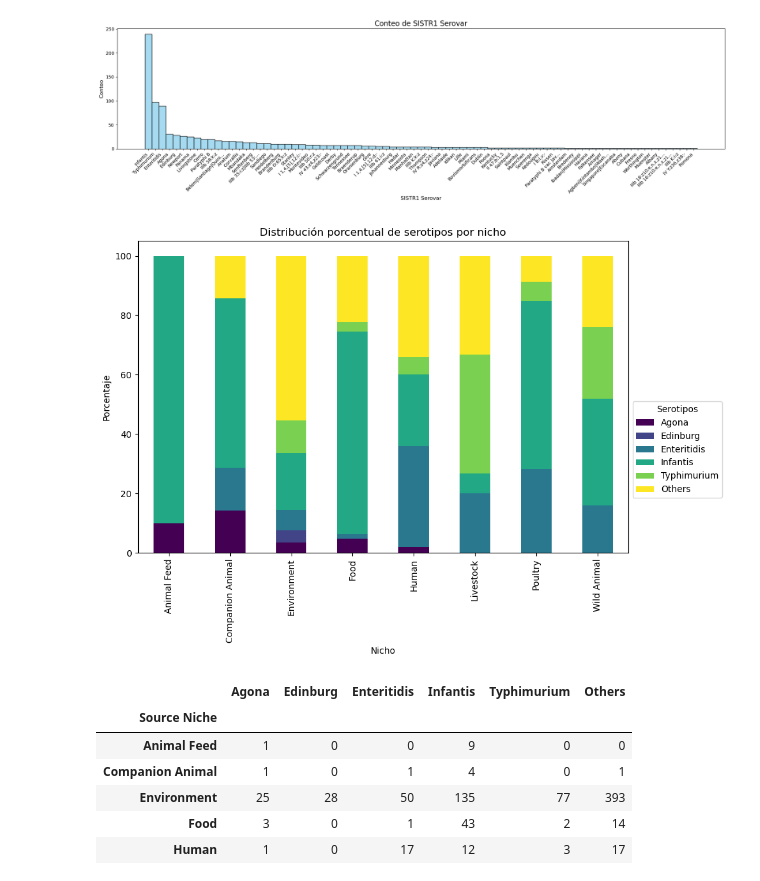
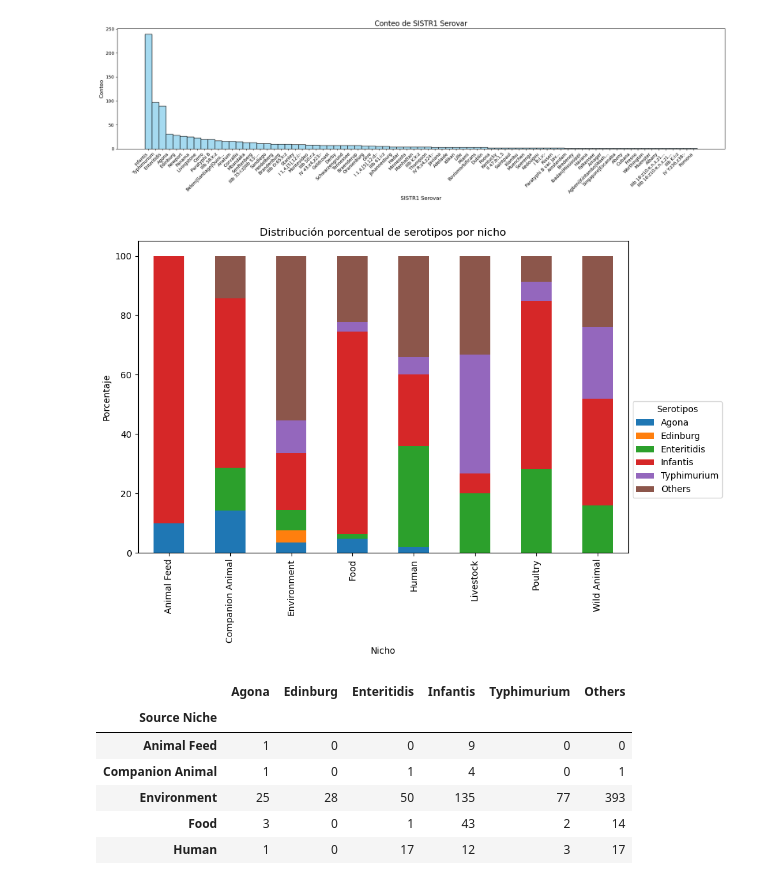
Before and after one commit to vicevalds/BIO295, a Jupyter notebook: main.ipynb, the cells around one changed output. Drawn from its saved outputs; the diff is of its cells as text; code cells hidden in the pictures.

```diff
--- a/main.ipynb
+++ b/main.ipynb
@@ -105,33 +105,33 @@ plt.show()
 # %%
 """
 Los serotipos mas frecuentes por fuente de aislamiento
 """
 frequent_serovars = ['Infantis', 'Typhimurium', 'Enteritidis', 'Agona', 'Edinburg']
 frequent_serovars_by_niche = df[df['SISTR1 Serovar'].isin(frequent_serovars)]
 frequent_serovars_count = frequent_serovars_by_niche.groupby(['Source Niche', 'SISTR1 Serovar']).size().unstack(fill_value=0)
 # Columna de menos frecuentes
 not_important_serovars_count = df[~df['SISTR1 Serovar'].isin(frequent_serovars)]
 source_niche_counts = not_important_serovars_count['Source Niche'].value_counts().reset_index()
 source_niche_counts.columns = ['Source Niche', 'Others']
 source_niche_counts = source_niche_counts.set_index('Source Niche')
 # df de ambos conteos
 total_counts = pd.merge(frequent_serovars_count, source_niche_counts, on='Source Niche', how='left')
 total_counts['Others'] = total_counts['Others'].fillna(0)
 total_counts['Others'] = total_counts['Others'].astype(int)
 # Plot
 df_percent = total_counts.div(total_counts.sum(axis=1), axis=0) * 100
-df_percent.plot(kind='bar', stacked=True, figsize=(10, 7), colormap='viridis')
+df_percent.plot(kind='bar', stacked=True, figsize=(10, 7))
 plt.legend(title='Serotipos', bbox_to_anchor=(1.0, 0.5))
 plt.xlabel('Nicho')
 plt.ylabel('Porcentaje')
 plt.title('Distribución porcentual de serotipos por nicho')
 
 plt.tight_layout()
 save = os.path.join("img", "stackedplot_serotipos_por_nicho.png")
 plt.savefig(save, format='png')
 plt.show()
 # %% [output]
-[figure, old version]
+[figure, new version]
 # %%
 total_counts
 # %% [output]
```
Also changed, not shown: parts of 1 cell of this notebook.
